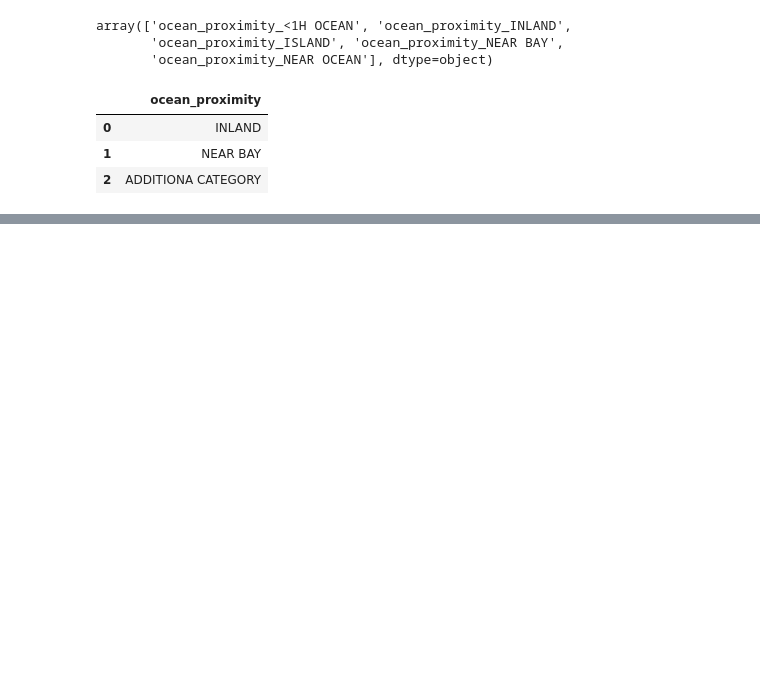
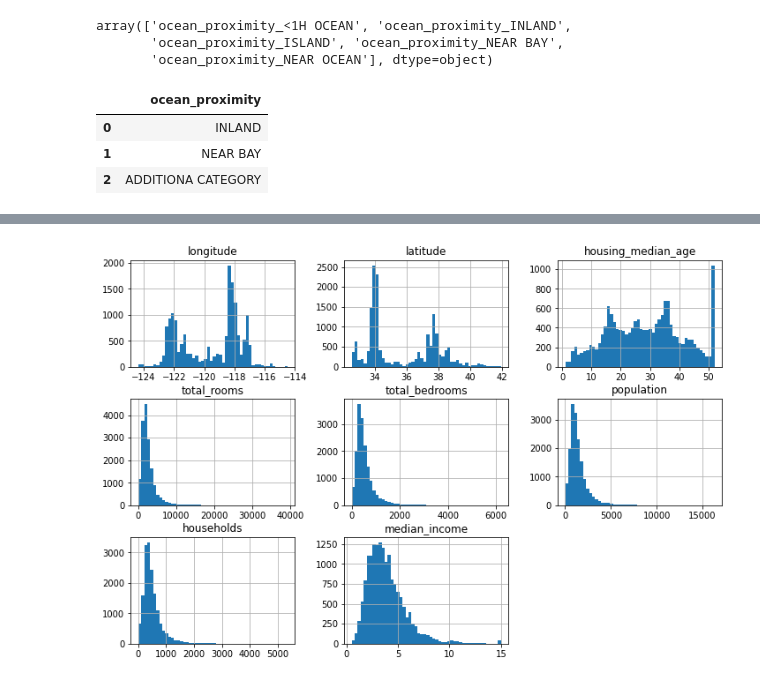
Before and after one commit to PaulToronto/Hands-on-Maching-Learning-Book, a Jupyter notebook: 2_End_to_End_Machine_Learning_Project.ipynb, the cells around one changed output, grey strips where cells are left out. Saved outputs shown, nothing was run; the diff lists cells and outputs as text; code cells hidden in the pictures; blank space fills up the shorter version.

```diff
--- a/2_End_to_End_Machine_Learning_Project.ipynb
+++ b/2_End_to_End_Machine_Learning_Project.ipynb
@@ -875,0 +921,4 @@ housing_num.describe()
+# %%
+housing_num.hist(bins=50, figsize=(12, 8));
+# %% [output]
+[figure, added]
```
Also changed, not shown: parts of 21 cells of this notebook.
